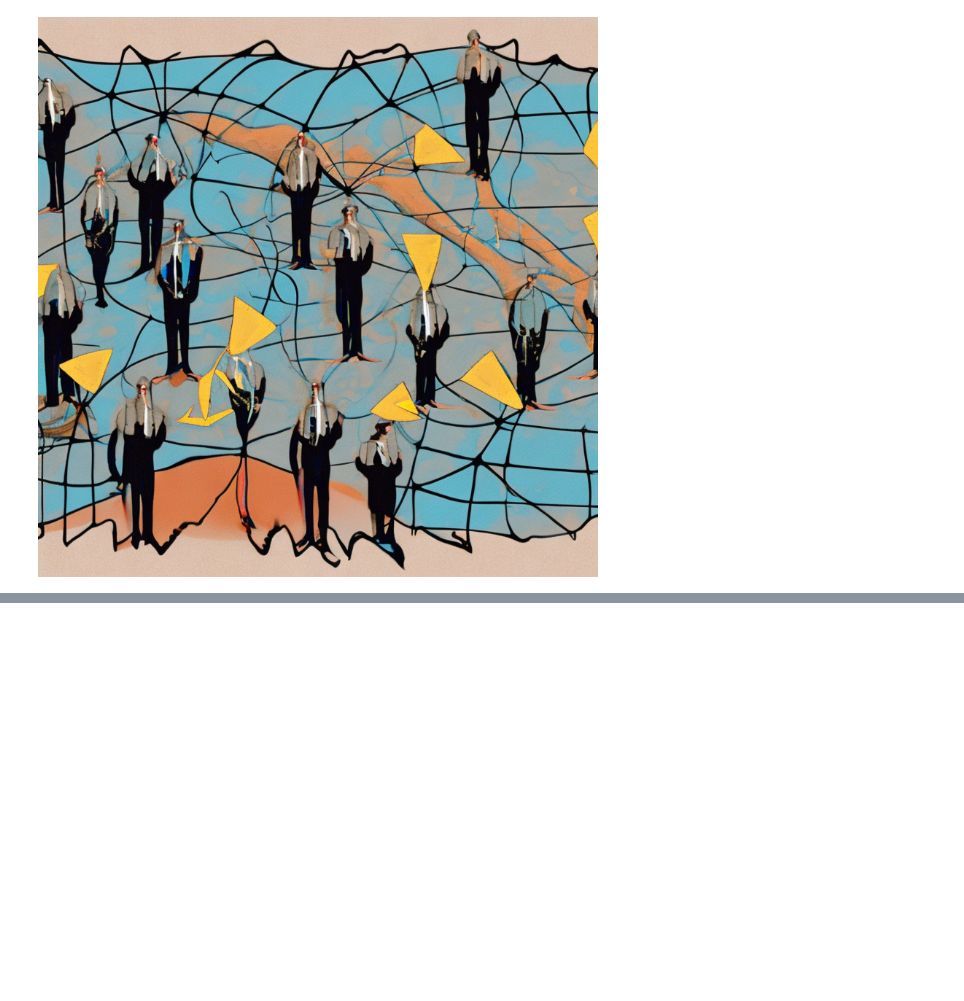
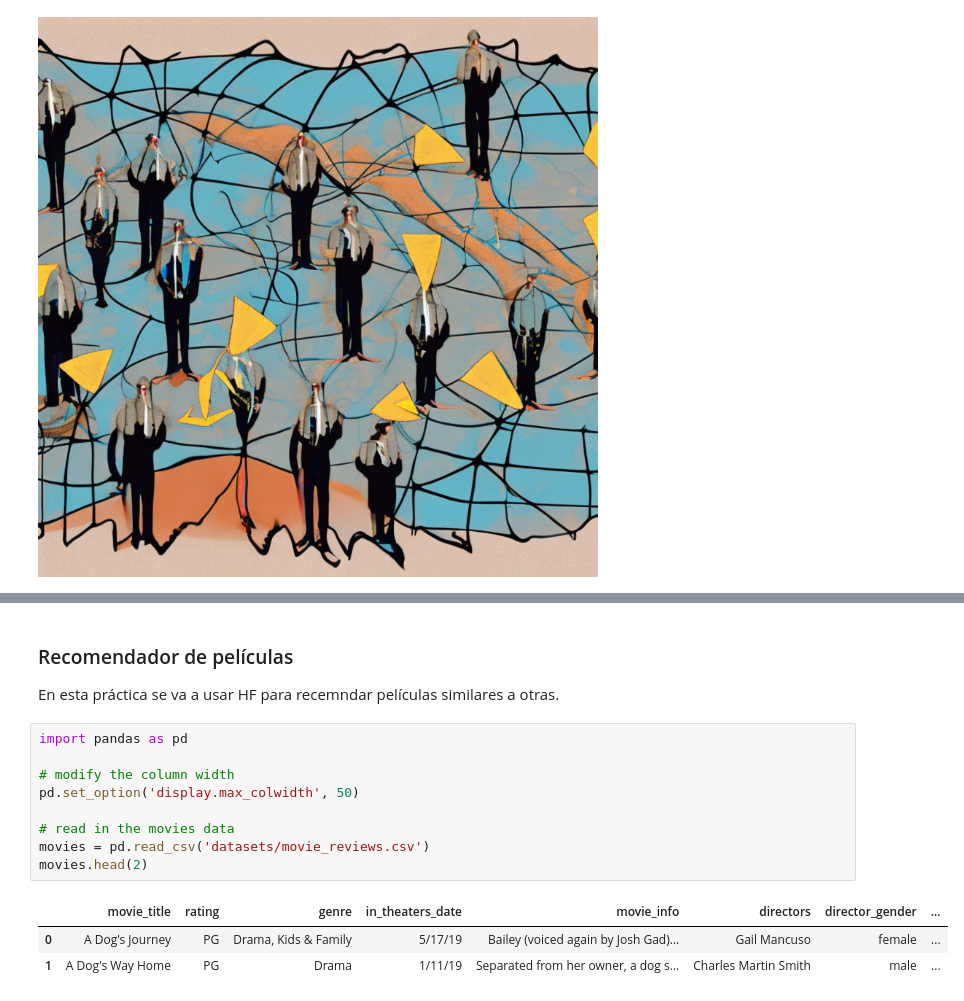
Before and after one commit to surtich/IA-para-desarrolladores, a Jupyter notebook: ipynb/13_Hugging Face.ipynb, the cells around one changed output, grey strips where cells are left out. Drawn from its saved outputs; the diff is of its cells as text; blank space fills up the shorter version.

```diff
--- a/ipynb/13_Hugging Face.ipynb
+++ b/ipynb/13_Hugging Face.ipynb
@@ -159,3 +157,20 @@ Device set to use cuda
 Xet Storage is enabled for this repo, but the 'hf_xet' package is not installed. Falling back to regular HTTP download. For better performance, install the package with: `pip install huggingface_hub[h ...
 WARNING:huggingface_hub.file_download:Xet Storage is enabled for this repo, but the 'hf_xet' package is not installed. Falling back to regular HTTP download. For better performance, install the packag ...
 [interactive output not drawn]
+# %% [markdown]
+### Recomendador de películas
+
+En esta práctica se va a usar HF para recemndar películas similares a otras.
+# %%
+import pandas as pd
+
+# modify the column width
+pd.set_option('display.max_colwidth', 50)
+
+# read in the movies data
+movies = pd.read_csv('datasets/movie_reviews.csv')
+movies.head(2)
+# %% [output]
+|  | movie_title | rating | genre | in_theaters_date | movie_info | directors | director_gender | ... |
+| 0 | A Dog's Journey | PG | Drama, Kids & Family | 5/17/19 | Bailey (voiced again by Josh Gad)... | Gail Mancuso | female | ... |
+| 1 | A Dog's Way Home | PG | Drama | 1/11/19 | Separated from her owner, a dog s... | Charles Martin Smith | male | ... |
```
Also changed, not shown: parts of 8 cells of this notebook, 12 other files.
